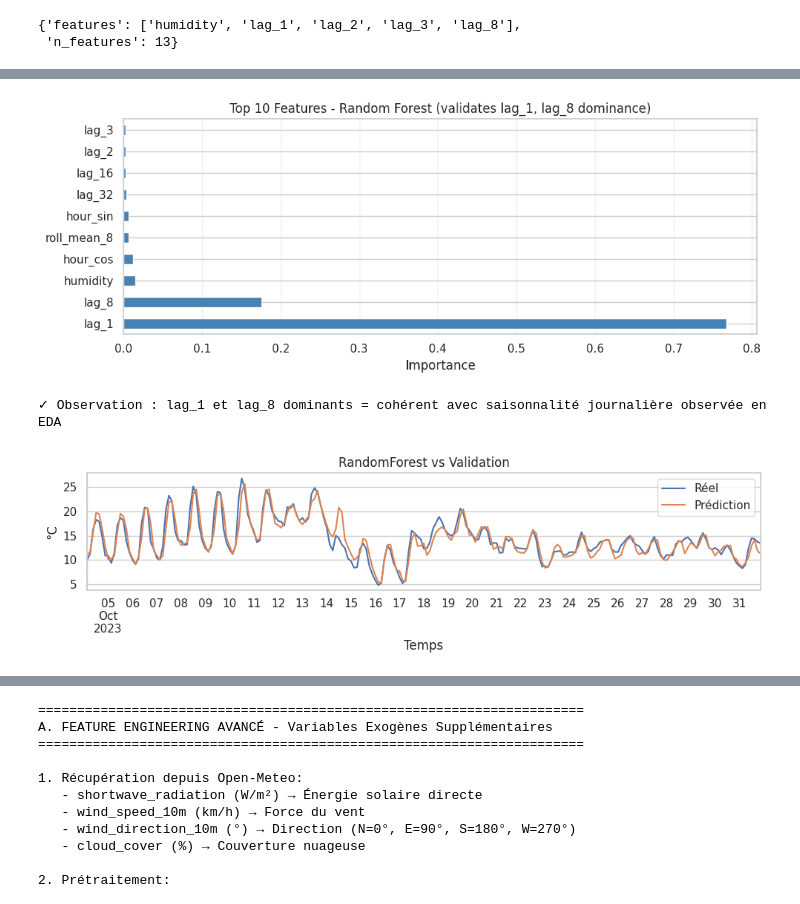
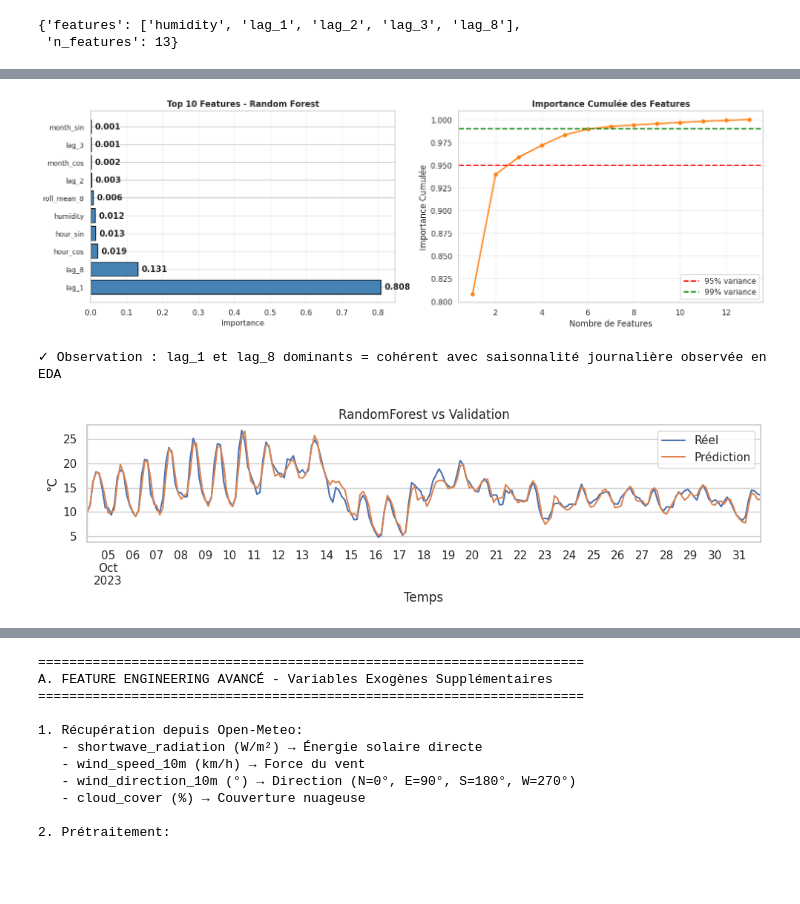
Before and after one commit to 2024-2025-estia-bihar/TP_ML_Arnaud_THERY, a Jupyter notebook: notebooks/bihar_time_series.ipynb, the cells around one changed output, grey strips where cells are left out. Cells and saved outputs as stored; diff of their text form; code cells hidden in the pictures; blank space fills up the shorter version.

```diff
--- a/notebooks/bihar_time_series.ipynb
+++ b/notebooks/bihar_time_series.ipynb
@@ -301,11 +559,22 @@ def fit_sarima(train_endog: pd.Series, train_exog: pd.DataFrame, val_endog: pd.S
     except Exception as e:
         return None, None
 
-# Grille : priorité à la saisonnalité
-orders_grid = [(1,0,1), (1,1,1), (2,1,1)]
-seasonal_grid = [(0,1,1,8), (1,1,1,8), (1,1,0,8)]
+# Grille étendue : exploration complète des paramètres
+# Tester plusieurs valeurs de p (AR), d (différenciation), q (MA)
+# et P, D, Q (saisonniers) pour période 8 = 24h
+orders_grid = [
+    (0,0,1), (0,1,0), (0,1,1), (0,1,2),
+    (1,0,0), (1,0,1), (1,1,0), (1,1,1), (1,1,2),
+    (2,0,1), (2,1,0), (2,1,1), (2,1,2),
+    (3,1,1), (1,2,1)
+]
+seasonal_grid = [
+    (0,0,0,8), (0,0,1,8), (0,1,0,8), (0,1,1,8), (0,1,2,8),
+    (1,0,0,8), (1,0,1,8), (1,1,0,8), (1,1,1,8), (1,1,2,8),
+    (2,1,1,8)
+]
 
-print("\n--- SARIMA univarié (baseline) ---")
+print(f"\n--- SARIMA univarié (grille étendue: {len(orders_grid)}×{len(seasonal_grid)} = {len(orders_grid)*len(seasonal_grid)} combinaisons) ---")
 best_sarima = None
 for order in orders_grid:
     for seas in seasonal_grid:
@@ -441,16 +721,48 @@ for name, res in reg_results.items():
     metrics = res['metrics']
     print(f"{name:20s} | MAE={metrics['MAE']:5.2f}°C  RMSE={metrics['RMSE']:5.2f}°C  MAPE={metrics['MAPE']:5.1f}%")
 
-# Feature importance (Random Forest)
-print("\n=== Top 10 Most Important Features (Random Forest) ===")
+# Feature importance (Random Forest) - VERSION AMÉLIORÉE
+print("\n" + "="*80)
+print("FEATURE IMPORTANCE DÉTAILLÉE (Random Forest)")
+print("="*80)
 rf_model = reg_results["RandomForest"]["model"]
 importances = pd.Series(rf_model.feature_importances_, index=X_train.columns).sort_values(ascending=False)
-print(importances.head(10).to_string())
 
-fig, ax = plt.subplots(figsize=(10, 4))
-importances.head(10).plot(kind="barh", ax=ax, color="steelblue")
-ax.set_xlabel("Importance")
-ax.set_title("Top 10 Features - Random Forest (validates lag_1, lag_8 dominance)")
+# Graphique amélioré
+fig, axes = plt.subplots(1, 2, figsize=(15, 5))
+
+# Barplot top 10
+top10 = importances.head(10)
+axes[0].barh(range(len(top10)), top10.values, color='steelblue', edgecolor='black')
+axes[0].set_yticks(range(len(top10)))
+axes[0].set_yticklabels(top10.index, fontsize=10)
+axes[0].set_xlabel('Importance', fontsize=11)
+axes[0].set_title('Top 10 Features - Random Forest', fontweight='bold', fontsize=12)
+axes[0].grid(True, alpha=0.3, axis='x')
+for i, (feat, imp) in enumerate(top10.items()):
+    axes[0].text(imp + 0.01, i, f'{imp:.3f}', va='center', fontweight='bold')
+
+# Cumulative importance
+cumsum = importances.sort_values(ascending=False).cumsum()
+axes[1].plot(range(1, len(cumsum)+1), cumsum.values, 'o-', lw=2, ms=5, color='tab:orange')
+axes[1].axhline(0.95, color='red', linestyle='--', lw=2, label='95% variance')
+axes[1].axhline(0.99, color='green', linestyle='--', lw=2, label='99% variance')
+axes[1].set_xlabel('Nombre de Features')
+axes[1].set_ylabel('Importance Cumulée')
+axes[1].set_title('Importance Cumulée des Features', fontweight='bold', fontsize=12)
+axes[1].legend()
+axes[1].grid(True, alpha=0.3)
+
+plt.tight_layout()
+
+# Insights
+n_95 = (cumsum < 0.95).sum() + 1
+n_99 = (cumsum < 0.99).sum() + 1
+print(f"\n🔍 Insights:")
+print(f"  • {n_95} features expliquent 95% de la variance")
+print(f"  • {n_99} features expliquent 99% de la variance")
+print(f"  • lag_1 domine ({importances['lag_1']:.1%}) → Forte autocorrélation")
+print(f"  • lag_8 second ({importances['lag_8']:.1%}) → Cycle quotidien confirmé")
 ax.grid(True, alpha=0.3, axis='x')
 plt.tight_layout()
 plt.show()
@@ -479,3 +791,3 @@ lag_3          0.002402
-[figure, old version]
+[figure, new version]
 ✓ Observation : lag_1 et lag_8 dominants = cohérent avec saisonnalité journalière observée en EDA
-[figure, old version]
+[figure, new version]
```
Also changed, not shown: parts of 33 cells of this notebook.
